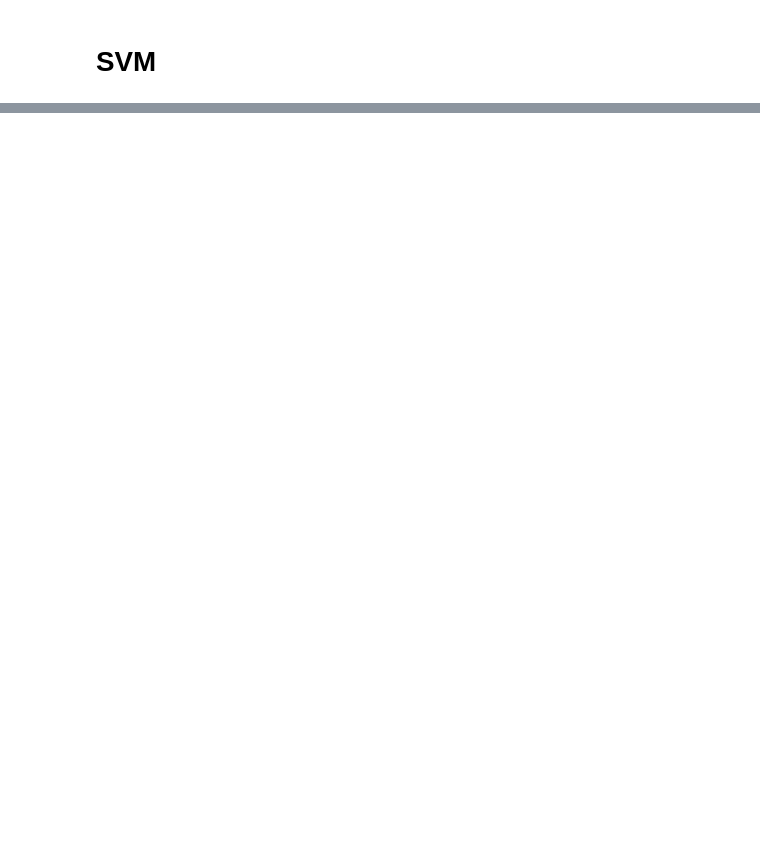
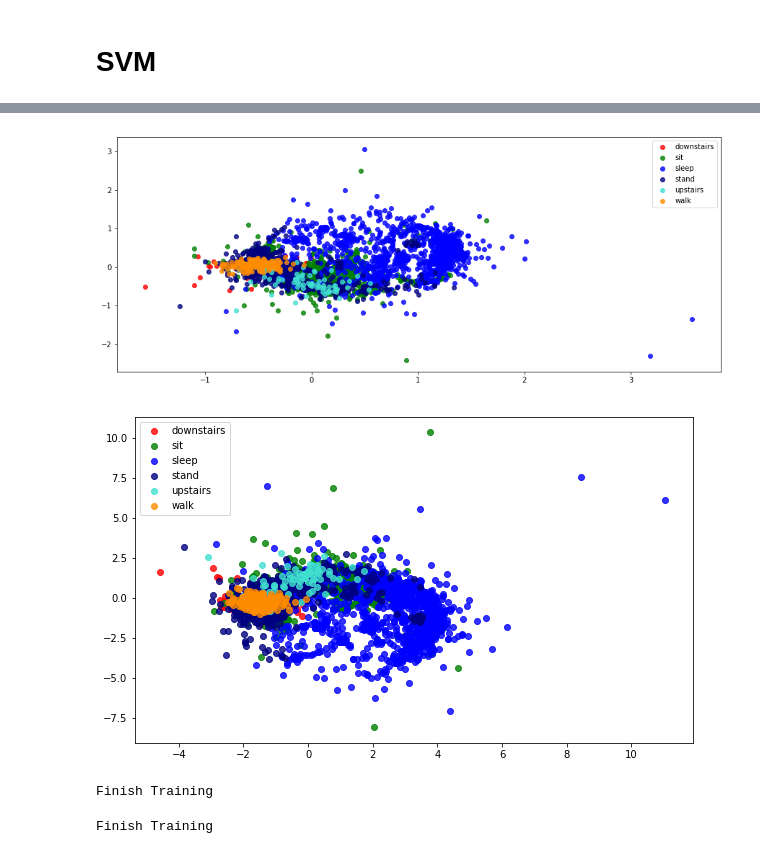
Before and after one commit to indykorpong/activity_classifier, a Jupyter notebook: DDC_run.ipynb, the cells around one changed output, grey strips where cells are left out. Saved outputs shown, nothing was run; the diff lists cells and outputs as text; code cells hidden in the pictures; blank space fills up the shorter version.

```diff
--- a/DDC_run.ipynb
+++ b/DDC_run.ipynb
@@ -292,0 +240,10 @@ Window Length : Accuracy
+# %%
+# classify walking
+walk = calc_walk(X_all)
+walk_its = intersection_walk(walk)
+walk_pred_p = calc_walk_periods(walk_its)
+
+walk_exact_p = get_exact_walk(y_all)
+
+walk_pred = binarize_walk_prd(walk_pred_p, y_all)
+walk_exact = binarize_walk_prd(walk_exact_p, y_all)
@@ -292,0 +298,12 @@ Window Length : Accuracy
+# %%
+X_walk = [X_all[i] for i in range(len(walk_pred)) if walk_pred[i]==1]
+X_non_walk = [X_all[i] for i in range(len(walk_pred)) if walk_pred[i]==0]
+
+X_walk = np.array(X_walk)
+X_non_walk = np.array(X_non_walk)
+
+y_walk = [y_all[i] for i in range(len(walk_pred)) if walk_pred[i]==1]
+y_non_walk = [y_all[i] for i in range(len(walk_pred)) if walk_pred[i]==0]
+
+y_walk = np.array(y_walk)
+y_non_walk = np.array(y_non_walk)
@@ -292,0 +322,6 @@ Window Length : Accuracy
+# %%
+Xnw_pca = apply_pca(X_non_walk, y_non_walk, label_list)
+Xnw_lda = apply_lda(X_non_walk, y_non_walk, label_list)
+# %% [output]
+[figure, added]
+[figure, added]
@@ -292,0 +332,10 @@ Window Length : Accuracy
+# %%
+svm_walk = svm_classifier(Xw_train, yw_train)
+print("Finish Training")
+# %% [output]
+Finish Training
+# %%
+svm_non_walk = svm_classifier(Xnw_train, ynw_train)
+print("Finish Training")
+# %% [output]
+Finish Training
```
Also changed, not shown: parts of 72 cells of this notebook, 6 other files.
